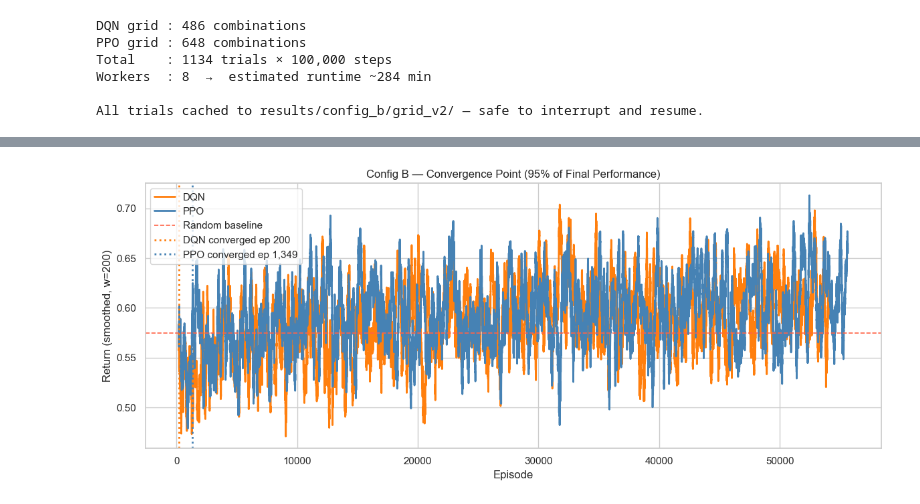
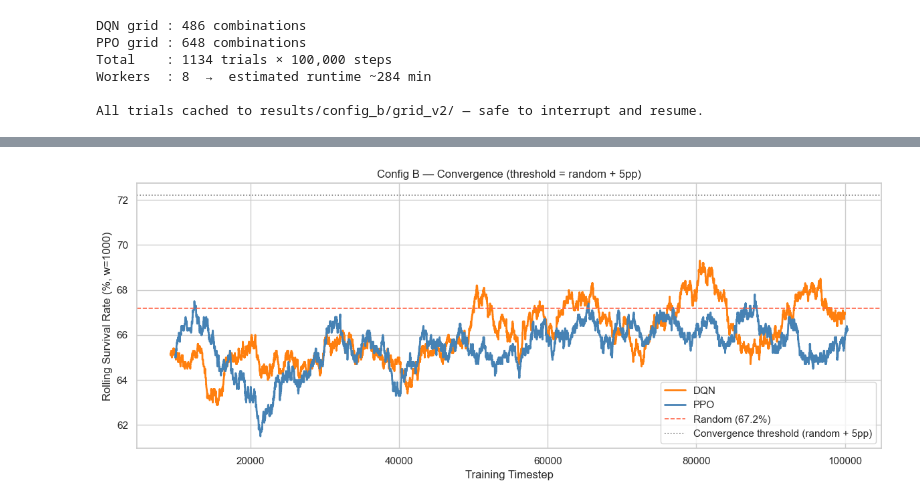
Before and after one commit to Mehmet1700/reinforcement-learning-project, a Jupyter notebook: notebooks/02_config_b_deep_rl.ipynb, the cells around one changed output, grey strips where cells are left out. Drawn from its saved outputs; the diff is of its cells as text; code cells hidden in the pictures.

```diff
--- a/notebooks/02_config_b_deep_rl.ipynb
+++ b/notebooks/02_config_b_deep_rl.ipynb
@@ -1069,51 +930,52 @@ This gives a concrete, comparable "converged at episode X" number for the report
 # %%
-def find_convergence(smoothed: np.ndarray, threshold: float = 0.95, window: int = 200) -> int | None:
-    """
-    Return the first index (episode number) where the smoothed curve
-    reaches `threshold` × final mean and stays there.
-    `window` is added back as offset to account for the smoothing window.
-    """
-    final_mean = float(np.mean(smoothed[-200:]))
-    target     = threshold * final_mean
-    for i in range(len(smoothed) - 1):
-        if smoothed[i] >= target:
-            return i + window  # offset for convolution window
+def find_convergence_surv(roll_surv: np.ndarray, ts_x: np.ndarray,
+                          baseline_pct: float, margin_pct: float = 5.0) -> int | None:
+    """Return first timestep where rolling survival rate exceeds baseline + margin (both in %)."""
+    threshold = baseline_pct + margin_pct
+    for i, v in enumerate(roll_surv):
+        if v >= threshold:
+            return int(ts_x[i])
     return None
 
-dqn_conv_ep = find_convergence(dqn_smoothed)
-ppo_conv_ep = find_convergence(ppo_smoothed)
+random_surv_pct = random_results['survival_rate'] * 100
 
-print(f"DQN converged at episode : {dqn_conv_ep:,}" if dqn_conv_ep else "DQN did not converge")
-print(f"PPO converged at episode : {ppo_conv_ep:,}" if ppo_conv_ep else "PPO did not converge")
+dqn_conv_ts = (find_convergence_surv(dqn_roll_surv, dqn_ts_x, random_surv_pct)
+               if dqn_roll_surv is not None else None)
+ppo_conv_ts = (find_convergence_surv(ppo_roll_surv, ppo_ts_x, random_surv_pct)
+               if ppo_roll_surv is not None else None)
 
-# Overlay convergence markers on the training curves
-fig, ax = plt.subplots(figsize=(12, 5))
+print(f"DQN converged at timestep: {dqn_conv_ts:,}" if dqn_conv_ts else "DQN: not converged / data unavailable")
+print(f"PPO converged at timestep: {ppo_conv_ts:,}" if ppo_conv_ts else "PPO: not converged / data unavailable")
 
-ax.plot(np.arange(window-1, len(dqn_returns)), dqn_smoothed,
-        color='tab:orange', linewidth=2, label='DQN')
-ax.plot(np.arange(window-1, len(ppo_returns)), ppo_smoothed,
-        color='steelblue', linewidth=2, label='PPO')
-ax.axhline(random_results['mean_return'], color='tomato', linestyle='--',
-           linewidth=1.2, label='Random baseline')
+if dqn_roll_surv is not None and ppo_roll_surv is not None:
+    fig, ax = plt.subplots(figsize=(12, 5))
 
-if dqn_conv_ep:
-    ax.axvline(dqn_conv_ep, color='tab:orange', linestyle=':', linewidth=2,
-               label=f'DQN converged ep {dqn_conv_ep:,}')
-if ppo_conv_ep:
-    ax.axvline(ppo_conv_ep, color='steelblue', linestyle=':', linewidth=2,
-               label=f'PPO converged ep {ppo_conv_ep:,}')
+    ax.plot(dqn_ts_x, dqn_roll_surv, color='tab:orange', linewidth=2, label='DQN')
+    ax.plot(ppo_ts_x, ppo_roll_surv, color='steelblue',  linewidth=2, label='PPO')
+    ax.axhline(random_surv_pct, color='tomato', linestyle='--',
+               linewidth=1.2, label=f'Random ({random_surv_pct:.1f}%)')
+    ax.axhline(random_surv_pct + 5, color='gray', linestyle=':',
+               linewidth=1.2, label='Convergence threshold (random + 5pp)')
 
-ax.set_xlabel('Episode')
-ax.set_ylabel('Return (smoothed, w=200)')
-ax.set_title('Config B — Convergence Point (95% of Final Performance)')
-ax.legend()
+    if dqn_conv_ts:
+        ax.axvline(dqn_conv_ts, color='tab:orange', linestyle=':', linewidth=2,
+                   label=f'DQN converged at {dqn_conv_ts:,} steps')
+    if ppo_conv_ts:
+        ax.axvline(ppo_conv_ts, color='steelblue', linestyle=':', linewidth=2,
+                   label=f'PPO converged at {ppo_conv_ts:,} steps')
 
-plt.tight_layout()
-plt.savefig('plots/configB_convergence_analysis.png', dpi=150)
-plt.show()
+    ax.set_xlabel('Training Timestep')
+    ax.set_ylabel(f'Rolling Survival Rate (%, w={SURV_W})')
+    ax.set_title(f'Config B — Convergence (threshold = random + 5pp)')
+    ax.legend(loc='lower right')
 
-# Summary
-print(f"\nFinal smoothed return — DQN: {np.mean(dqn_smoothed[-200:]):.4f} | PPO: {np.mean(ppo_smoothed[-200:]):.4f}")
-faster = 'DQN' if (dqn_conv_ep or 1e9) < (ppo_conv_ep or 1e9) else 'PPO'
-print(f"Faster to converge: {faster}")
+    plt.tight_layout()
+    plt.savefig('plots/configB_convergence_analysis.png', dpi=150)
+    plt.show()
+
+    if dqn_conv_ts or ppo_conv_ts:
+        faster = 'DQN' if (dqn_conv_ts or 10**12) < (ppo_conv_ts or 10**12) else 'PPO'
+        print(f"\nFaster to converge: {faster}")
+else:
+    print("Retrain both models to see the convergence plot.")
 # %% [output]
@@ -1122 +984 @@ PPO converged at episode : 1,349
-[figure, old version]
+[figure, new version]
```
Also changed, not shown: parts of 48 cells of this notebook, 16 other files.
